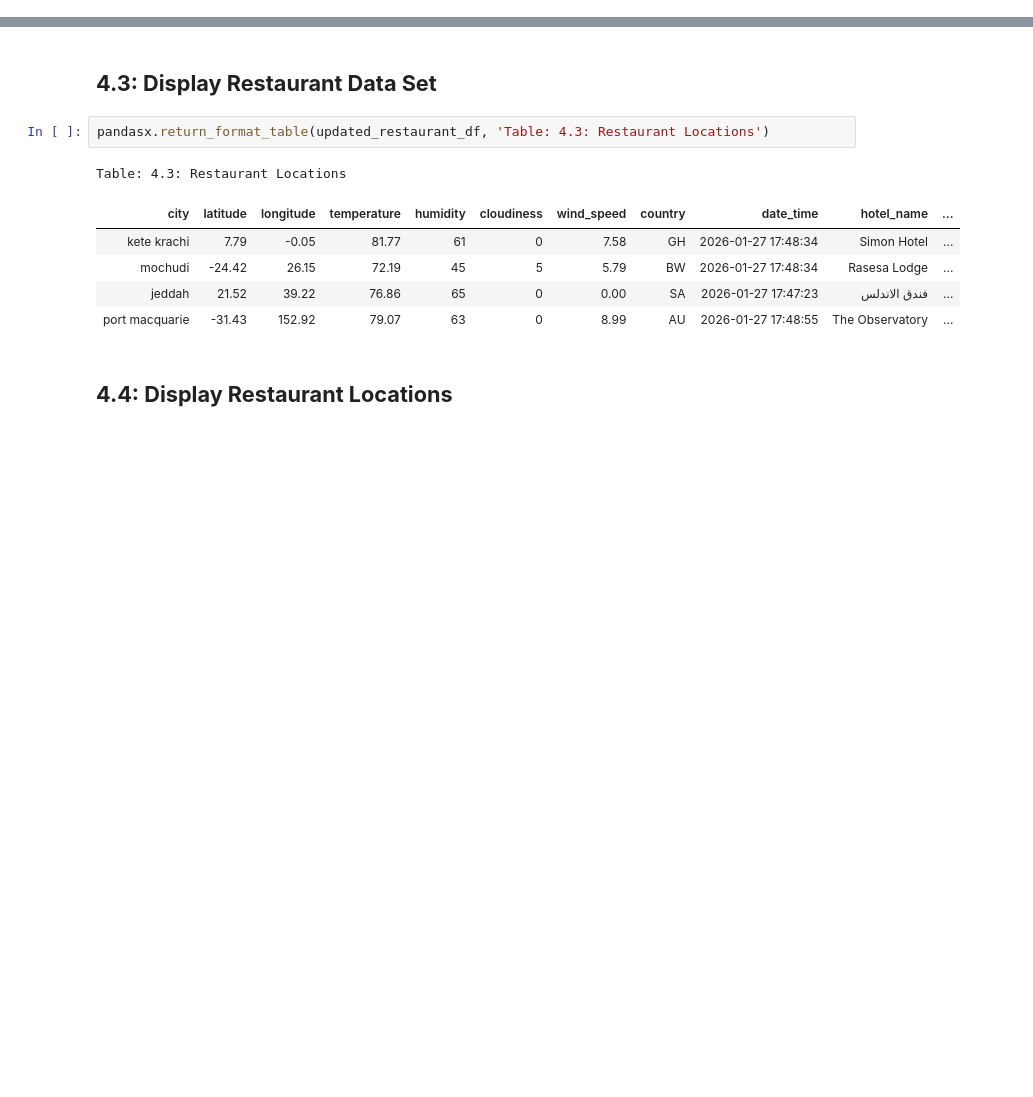
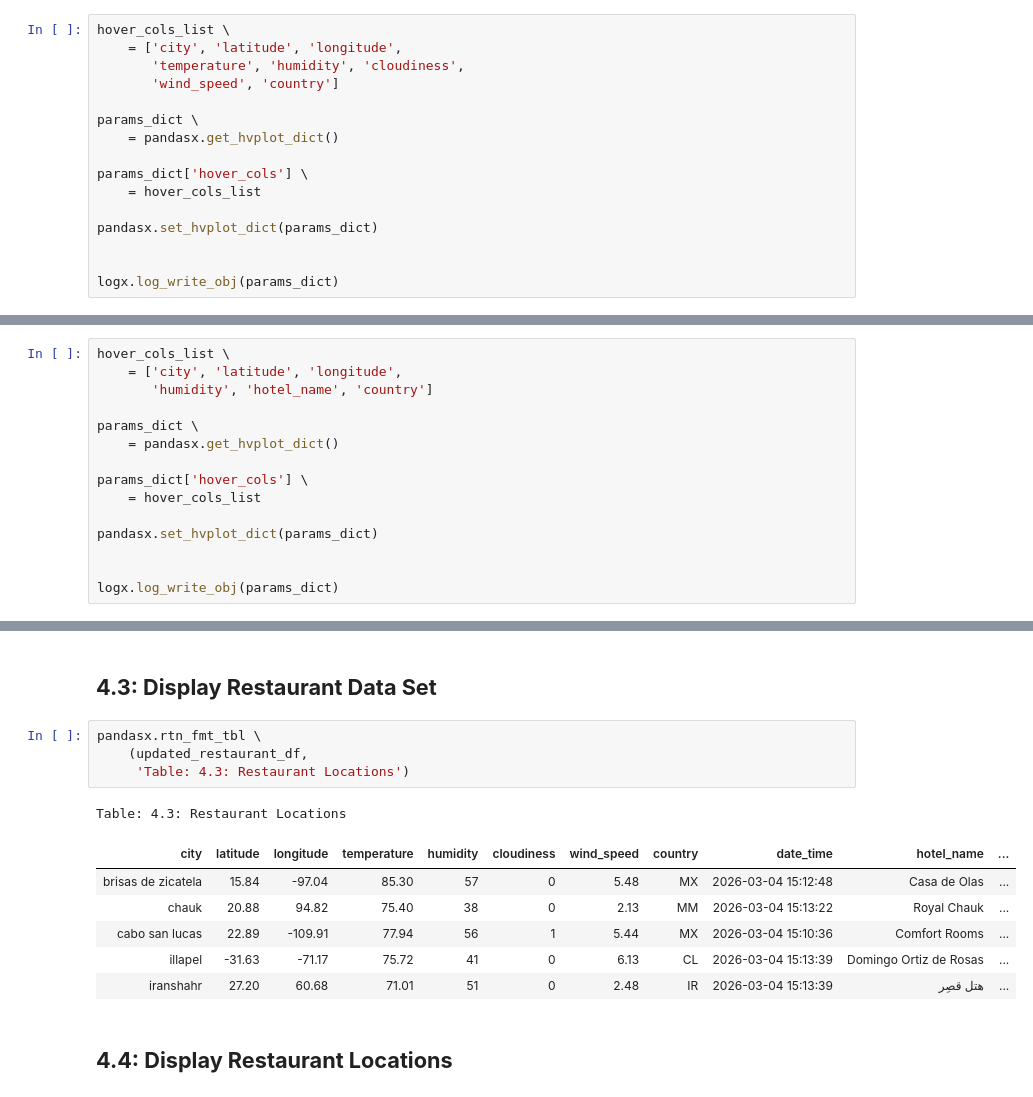
Before and after one commit to njgeorge000158/Weather-Visualization-for-Vacations-using-APIs, a Jupyter notebook: vacations.ipynb, the cells around one changed output, grey strips where cells are left out. Saved outputs shown, nothing was run; the diff lists cells and outputs as text; blank space fills up the shorter version.

```diff
--- a/vacations.ipynb
+++ b/vacations.ipynb
@@ -85,3 +88,19 @@ Table: 1.2: City Weather Information
 # %% [markdown]
 ## **1.3: Display City Weather Locations**
+# %%
+hover_cols_list \
+    = ['city', 'latitude', 'longitude',
+       'temperature', 'humidity', 'cloudiness',
+       'wind_speed', 'country']
+
+params_dict \
+    = pandasx.get_hvplot_dict()
+
+params_dict['hover_cols'] \
+    = hover_cols_list
+
+pandasx.set_hvplot_dict(params_dict)
+
+
+logx.log_write_obj(params_dict)
 # %%
@@ -211,3 +236,18 @@ Table: 3.3: Hotel Locations
 # %% [markdown]
 ## **3.4: Display Hotel Locations**
+# %%
+hover_cols_list \
+    = ['city', 'latitude', 'longitude',
+       'humidity', 'hotel_name', 'country']
+
+params_dict \
+    = pandasx.get_hvplot_dict()
+
+params_dict['hover_cols'] \
+    = hover_cols_list
+
+pandasx.set_hvplot_dict(params_dict)
+
+
+logx.log_write_obj(params_dict)
 # %%
@@ -258,13 +301,16 @@ RESTAURANT SEARCH COMPLETE...
 # %% [markdown]
 ## **4.3: Display Restaurant Data Set**
 # %%
-pandasx.return_format_table(updated_restaurant_df, 'Table: 4.3: Restaurant Locations')
+pandasx.rtn_fmt_tbl \
+    (updated_restaurant_df,
+     'Table: 4.3: Restaurant Locations')
 # %% [output]
 Table: 4.3: Restaurant Locations
 | city | latitude | longitude | temperature | humidity | cloudiness | wind_speed | country | date_time | hotel_name | ... |
-| kete krachi | 7.79 | -0.05 | 81.77 | 61 | 0 | 7.58 | GH | 2026-01-27 17:48:34 | Simon Hotel | ... |
-| mochudi | -24.42 | 26.15 | 72.19 | 45 | 5 | 5.79 | BW | 2026-01-27 17:48:34 | Rasesa Lodge | ... |
-| jeddah | 21.52 | 39.22 | 76.86 | 65 | 0 | 0.00 | SA | 2026-01-27 17:47:23 | فندق الاندلس | ... |
-| port macquarie | -31.43 | 152.92 | 79.07 | 63 | 0 | 8.99 | AU | 2026-01-27 17:48:55 | The Observatory | ... |
+| brisas de zicatela | 15.84 | -97.04 | 85.30 | 57 | 0 | 5.48 | MX | 2026-03-04 15:12:48 | Casa de Olas | ... |
+| chauk | 20.88 | 94.82 | 75.40 | 38 | 0 | 2.13 | MM | 2026-03-04 15:13:22 | Royal Chauk | ... |
+| cabo san lucas | 22.89 | -109.91 | 77.94 | 56 | 1 | 5.44 | MX | 2026-03-04 15:10:36 | Comfort Rooms | ... |
+| illapel | -31.63 | -71.17 | 75.72 | 41 | 0 | 6.13 | CL | 2026-03-04 15:13:39 | Domingo Ortiz de Rosas | ... |
+| iranshahr | 27.20 | 60.68 | 71.01 | 51 | 0 | 2.48 | IR | 2026-03-04 15:13:39 | هتل قصِر | ... |
 # %% [markdown]
 ## **4.4: Display Restaurant Locations**
```
Also changed, not shown: parts of 20 cells of this notebook, 2 other files.
